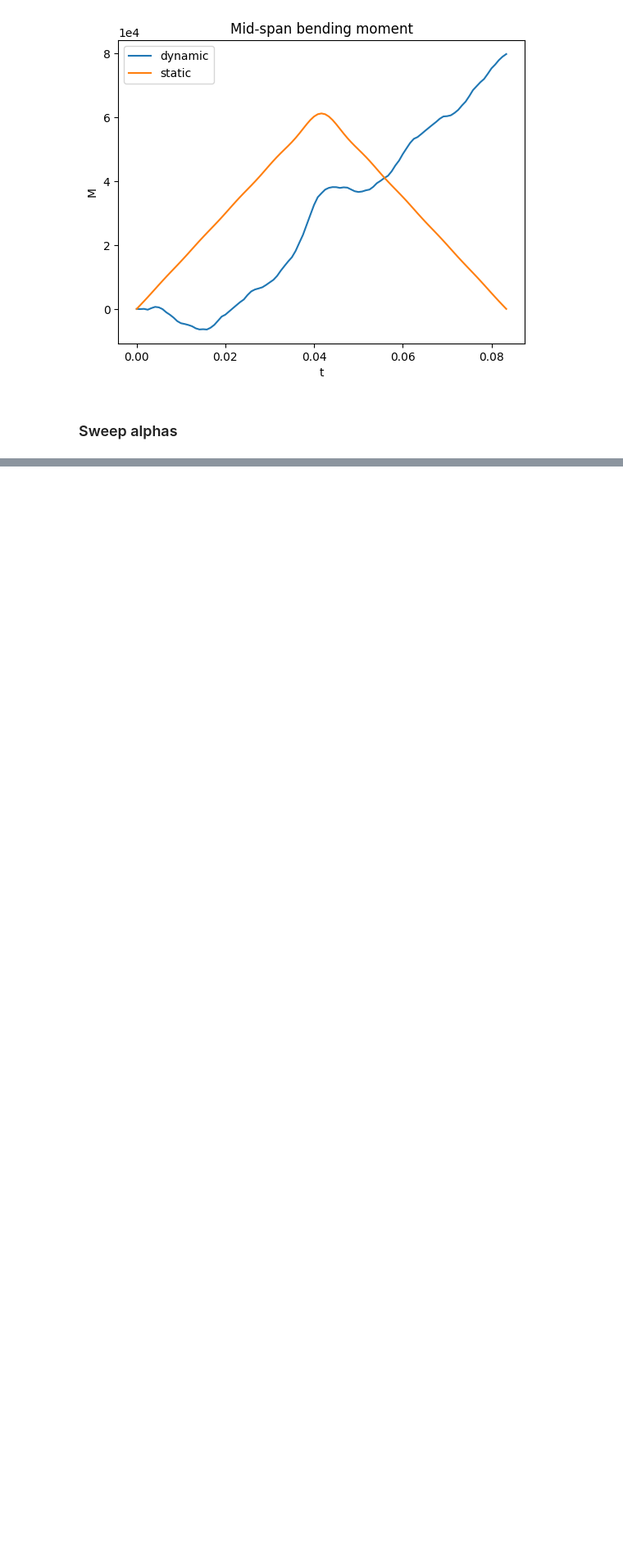
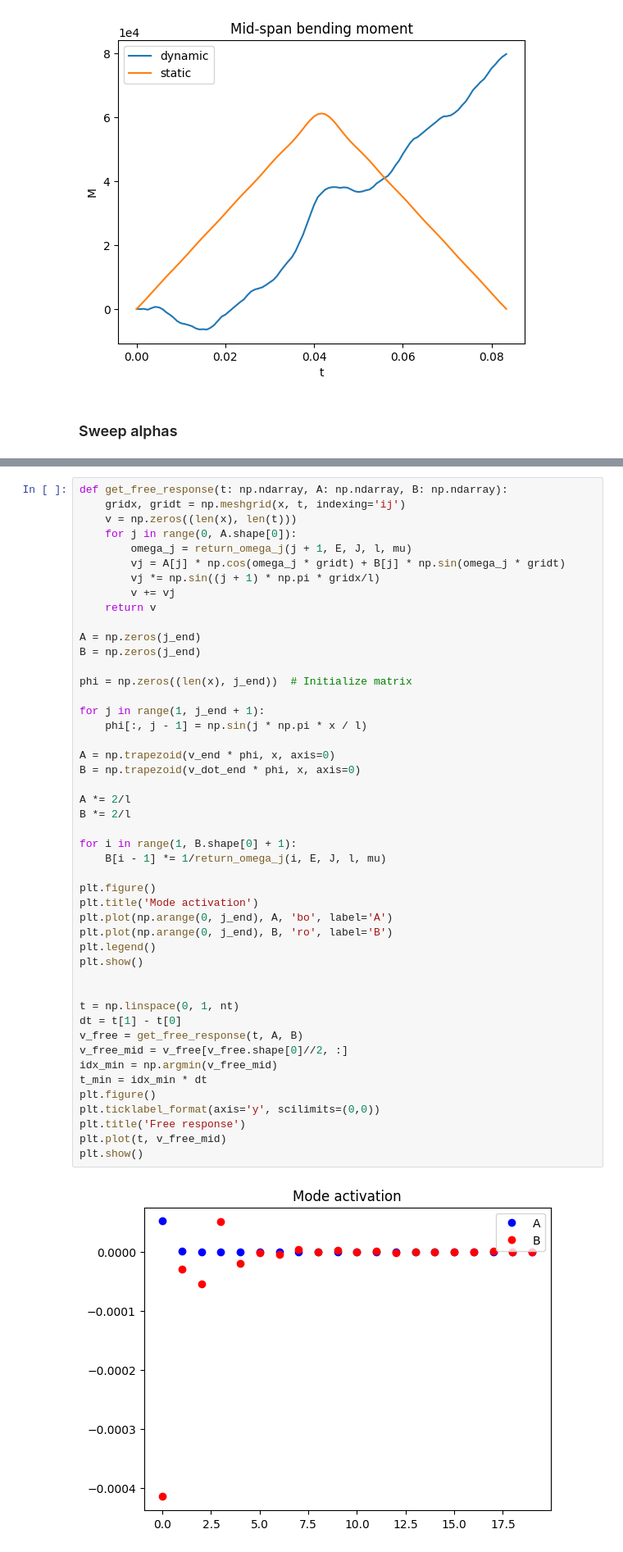
Before and after one commit to tiapia00/AnalyticalMoving, a Jupyter notebook: single.ipynb, the cells around one changed output, grey strips where cells are left out. Shown at 82% size. Drawn from its saved outputs; the diff is of its cells as text; blank space fills up the shorter version.

```diff
--- a/single.ipynb
+++ b/single.ipynb
@@ -202,0 +260,49 @@ plt.show()
+# %%
+def get_free_response(t: np.ndarray, A: np.ndarray, B: np.ndarray):
+    gridx, gridt = np.meshgrid(x, t, indexing='ij')
+    v = np.zeros((len(x), len(t)))
+    for j in range(0, A.shape[0]):
+        omega_j = return_omega_j(j + 1, E, J, l, mu)
+        vj = A[j] * np.cos(omega_j * gridt) + B[j] * np.sin(omega_j * gridt)
+        vj *= np.sin((j + 1) * np.pi * gridx/l)
+        v += vj
+    return v
+
+A = np.zeros(j_end)
+B = np.zeros(j_end)
+
+phi = np.zeros((len(x), j_end))  # Initialize matrix
+
+for j in range(1, j_end + 1):
+    phi[:, j - 1] = np.sin(j * np.pi * x / l)
+
+A = np.trapezoid(v_end * phi, x, axis=0)
+B = np.trapezoid(v_dot_end * phi, x, axis=0)
+
+A *= 2/l
+B *= 2/l
+
+for i in range(1, B.shape[0] + 1):
+    B[i - 1] *= 1/return_omega_j(i, E, J, l, mu)
+
+plt.figure()
+plt.title('Mode activation')
+plt.plot(np.arange(0, j_end), A, 'bo', label='A')
+plt.plot(np.arange(0, j_end), B, 'ro', label='B')
+plt.legend()
+plt.show()
+
+
+t = np.linspace(0, 1, nt)
+dt = t[1] - t[0]
+v_free = get_free_response(t, A, B)
+v_free_mid = v_free[v_free.shape[0]//2, :]
+idx_min = np.argmin(v_free_mid)
+t_min = idx_min * dt
+plt.figure()
+plt.ticklabel_format(axis='y', scilimits=(0,0))
+plt.title('Free response')
+plt.plot(t, v_free_mid)
+plt.show()
+# %% [output]
+[figure, added]
```
Also changed, not shown: parts of 7 cells of this notebook, 1 other file.
